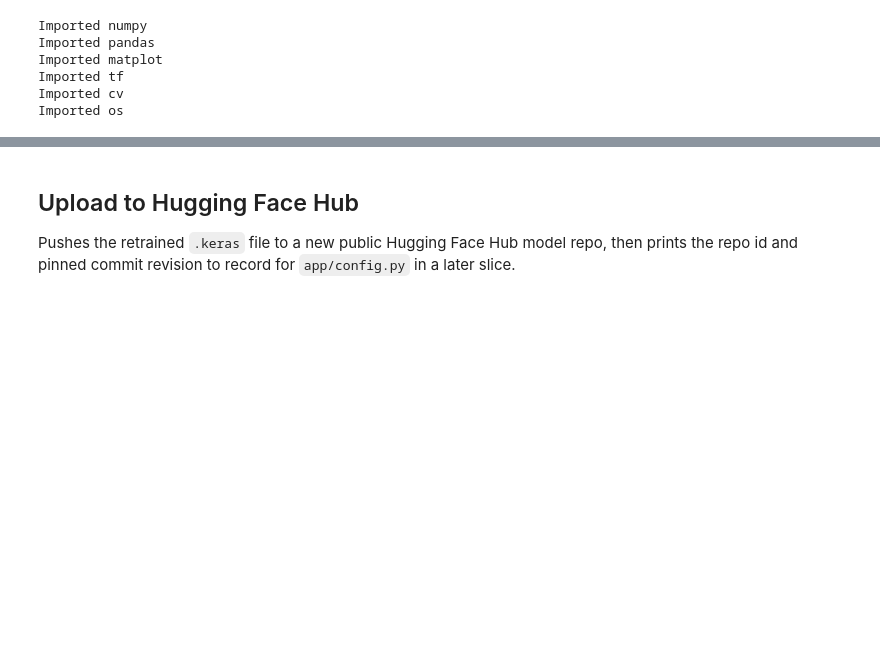
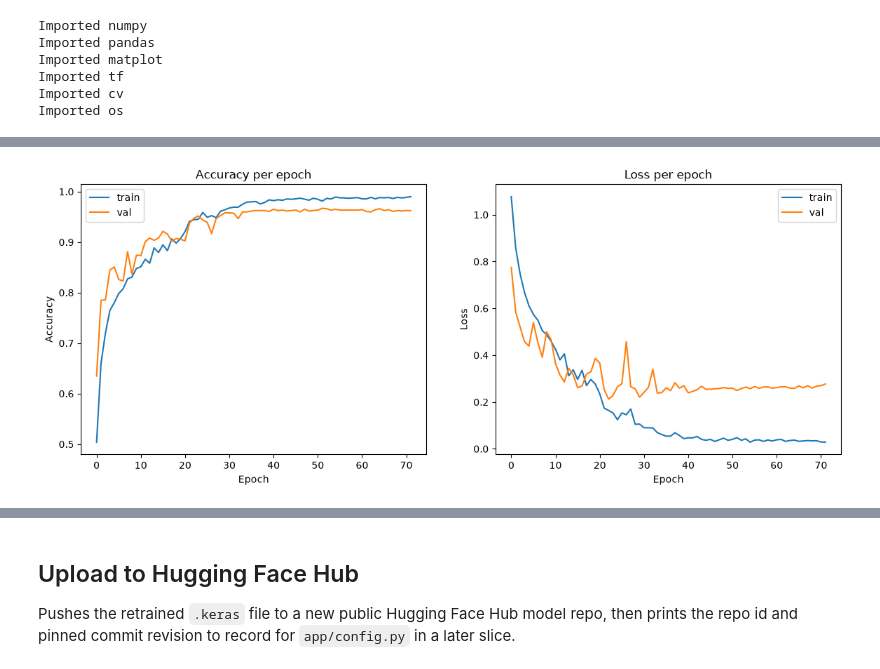
Before and after one commit to kellanmcintosh/MRI-tumor-Detection-app, a Jupyter notebook: mri_classifier.ipynb, the cells around one changed output, grey strips where cells are left out. Saved outputs shown, nothing was run; the diff lists cells and outputs as text; code cells hidden in the pictures; blank space fills up the shorter version.

```diff
--- a/mri_classifier.ipynb
+++ b/mri_classifier.ipynb
@@ -184,3 +282,30 @@ Epoch 2/30
+# %%
+def plot_training_history(history):
+    # Shows whether training stopped because it genuinely plateaued (curves
+    # flatten well before the last epoch) or because it hit the epoch cap
+    # while still improving -- settles the "was it still learning?" question
+    # by looking at the curve instead of guessing from the printed logs.
+    fig, axes = plt.subplots(1, 2, figsize=(14, 5))
+
+    axes[0].plot(history.history['accuracy'], label='train')
+    axes[0].plot(history.history['val_accuracy'], label='val')
+    axes[0].set_title('Accuracy per epoch')
+    axes[0].set_xlabel('Epoch')
+    axes[0].set_ylabel('Accuracy')
+    axes[0].legend()
+
+    axes[1].plot(history.history['loss'], label='train')
+    axes[1].plot(history.history['val_loss'], label='val')
+    axes[1].set_title('Loss per epoch')
+    axes[1].set_xlabel('Epoch')
+    axes[1].set_ylabel('Loss')
+    axes[1].legend()
+
+    plt.show()
+
+plot_training_history(history)
+# %% [output]
+[figure, added]
 # %%
 def get_results(model, dataset):
     # Function that takes a model and a dataset (val , test or train) and stores the output in 4 different variables
```
Also changed, not shown: parts of 11 cells of this notebook, 7 other files.
